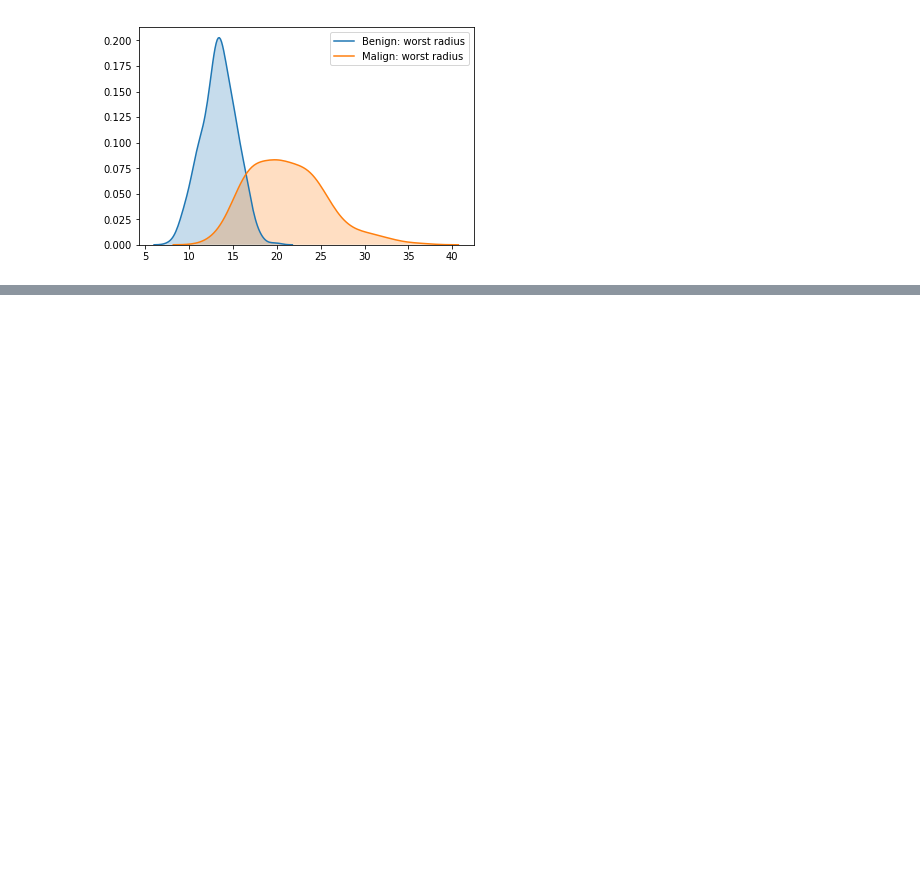
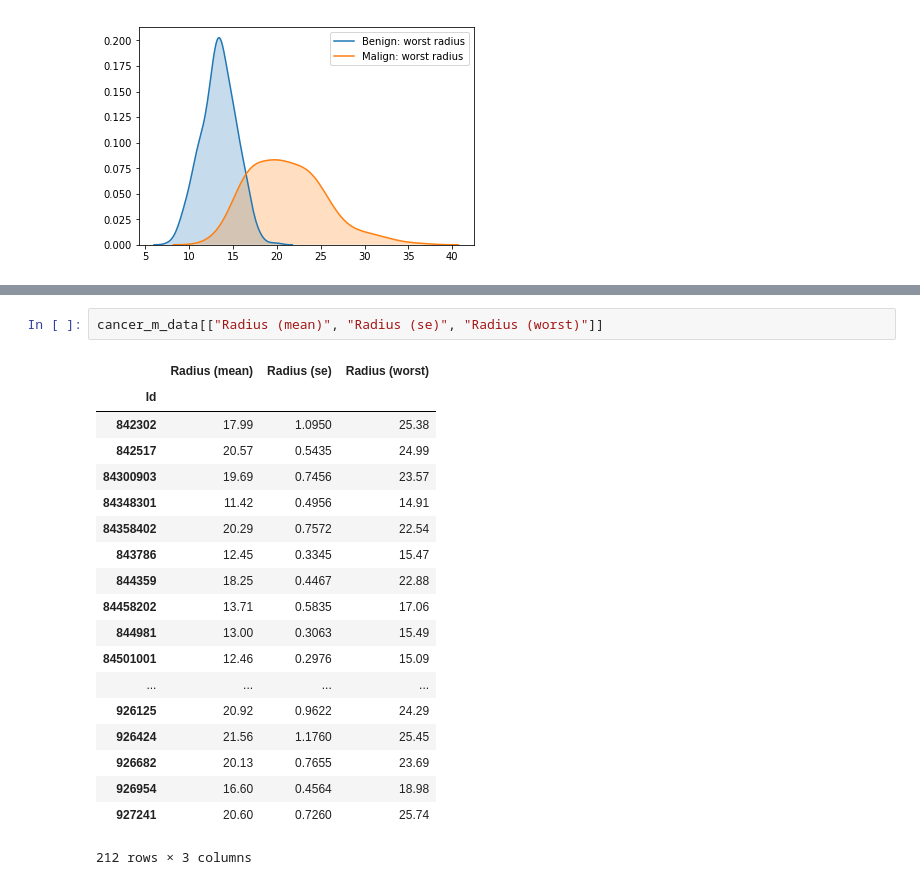
Before and after one commit to SYYoung/Kaggle, a Jupyter notebook: Visualization/distribution.ipynb, the cells around one changed output, grey strips where cells are left out. Saved outputs shown, nothing was run; the diff lists cells and outputs as text; blank space fills up the shorter version.

```diff
--- a/Visualization/distribution.ipynb
+++ b/Visualization/distribution.ipynb
@@ -155,0 +170,22 @@ plt.legend()
+# %%
+cancer_m_data[["Radius (mean)", "Radius (se)", "Radius (worst)"]]
+# %% [output]
+|  | Radius (mean) | Radius (se) | Radius (worst) |
+| Id |  |  |  |
+| 842302 | 17.99 | 1.0950 | 25.38 |
+| 842517 | 20.57 | 0.5435 | 24.99 |
+| 84300903 | 19.69 | 0.7456 | 23.57 |
+| 84348301 | 11.42 | 0.4956 | 14.91 |
+| 84358402 | 20.29 | 0.7572 | 22.54 |
+| 843786 | 12.45 | 0.3345 | 15.47 |
+| 844359 | 18.25 | 0.4467 | 22.88 |
+| 84458202 | 13.71 | 0.5835 | 17.06 |
+| 844981 | 13.00 | 0.3063 | 15.49 |
+| 84501001 | 12.46 | 0.2976 | 15.09 |
+| ... | ... | ... | ... |
+| 926125 | 20.92 | 0.9622 | 24.29 |
+| 926424 | 21.56 | 1.1760 | 25.45 |
+| 926682 | 20.13 | 0.7655 | 23.69 |
+| 926954 | 16.60 | 0.4564 | 18.98 |
+| 927241 | 20.60 | 0.7260 | 25.74 |
+212 rows × 3 columns
```
Also changed, not shown: parts of 1 cell of this notebook, 1 other file.
